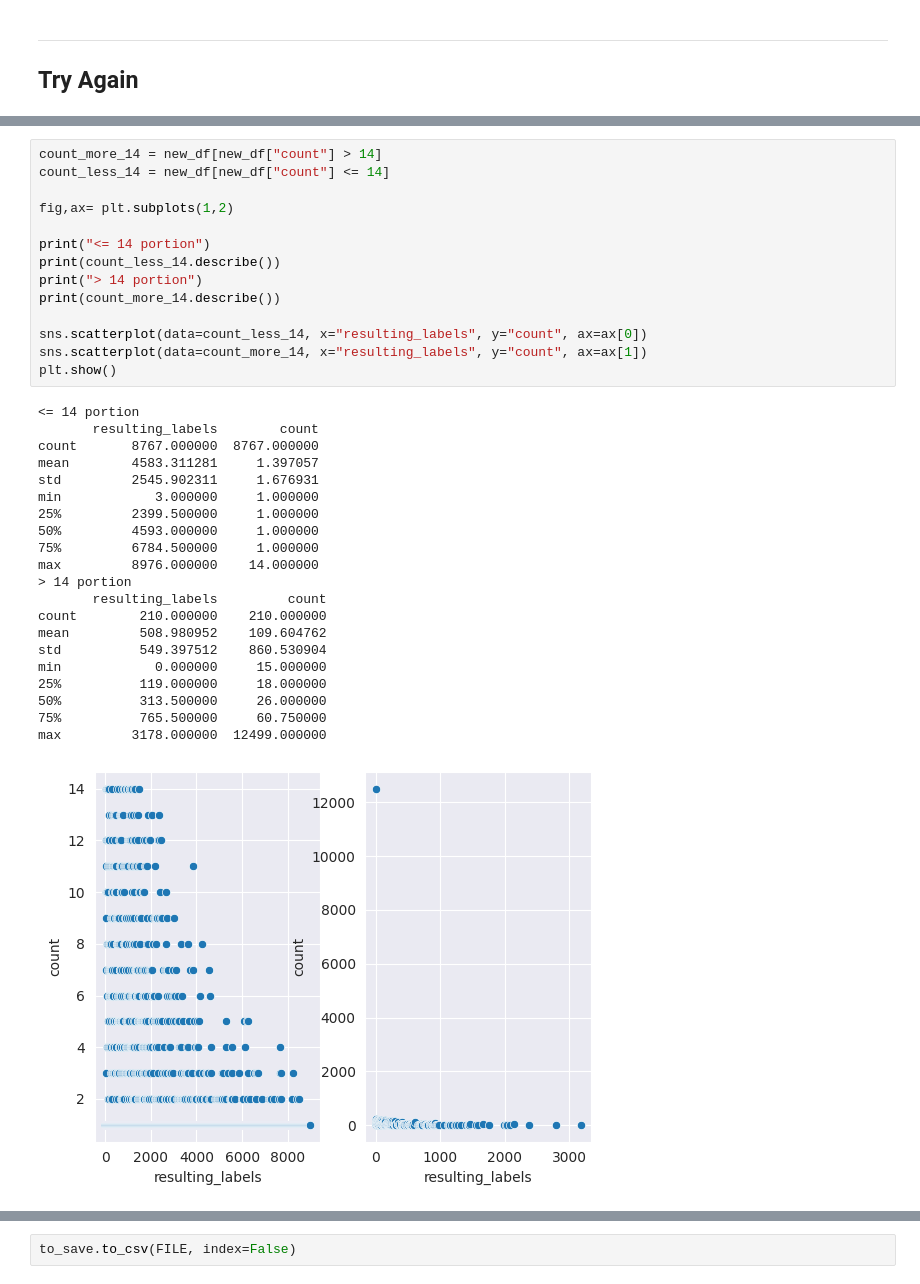
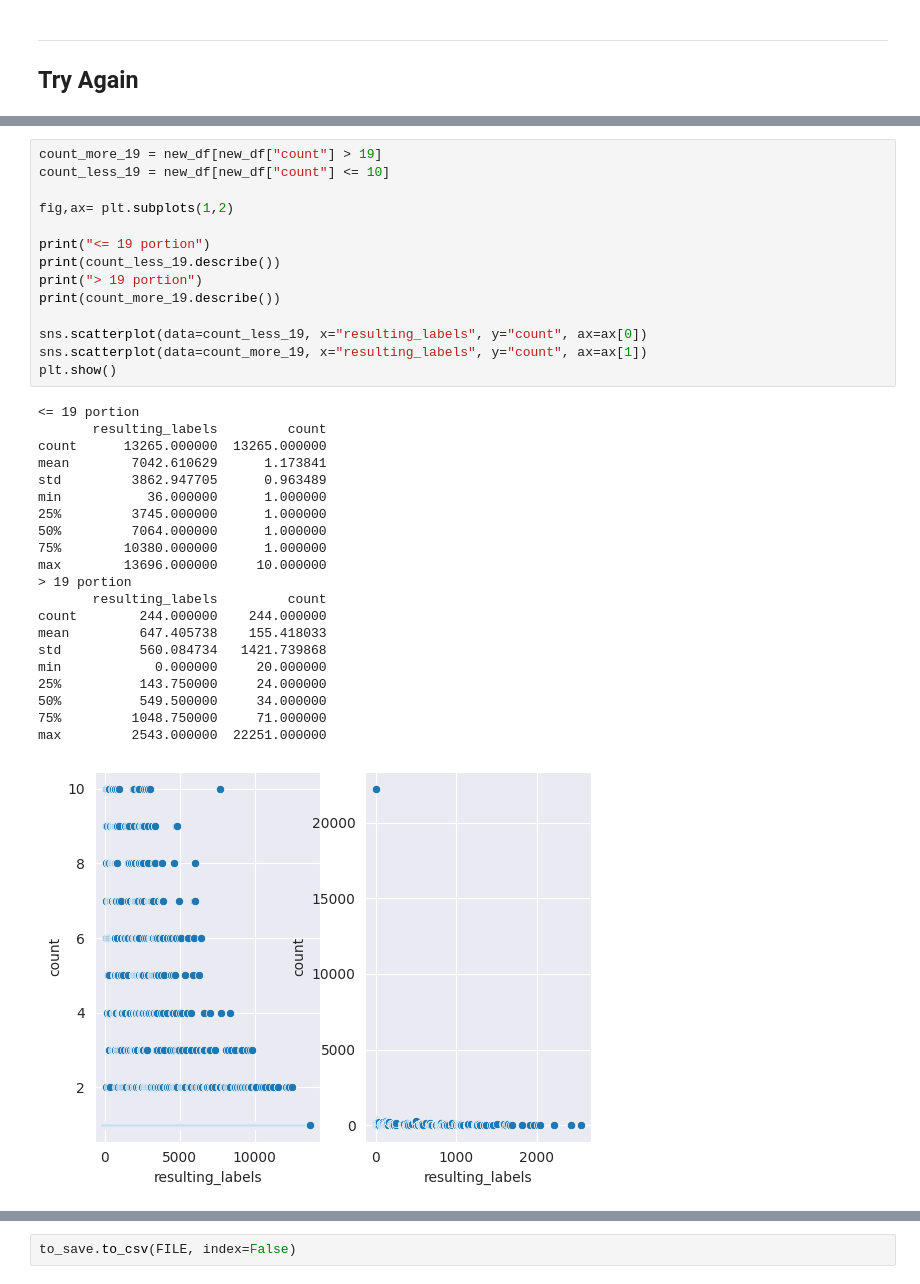
Before and after one commit to Dpbm/qcop, a Jupyter notebook: notebooks/fix-measurements.ipynb, the cells around one changed output, grey strips where cells are left out. Saved outputs shown, nothing was run; the diff lists cells and outputs as text.

```diff
--- a/notebooks/fix-measurements.ipynb
+++ b/notebooks/fix-measurements.ipynb
@@ -392,37 +392,37 @@ no_zero.describe()
 # %%
-count_more_14 = new_df[new_df["count"] > 14]
-count_less_14 = new_df[new_df["count"] <= 14]
+count_more_19 = new_df[new_df["count"] > 19]
+count_less_19 = new_df[new_df["count"] <= 10]
 
 fig,ax= plt.subplots(1,2)
 
-print("<= 14 portion")
-print(count_less_14.describe())
-print("> 14 portion")
-print(count_more_14.describe())
+print("<= 19 portion")
+print(count_less_19.describe())
+print("> 19 portion")
+print(count_more_19.describe())
 
-sns.scatterplot(data=count_less_14, x="resulting_labels", y="count", ax=ax[0])
-sns.scatterplot(data=count_more_14, x="resulting_labels", y="count", ax=ax[1])
+sns.scatterplot(data=count_less_19, x="resulting_labels", y="count", ax=ax[0])
+sns.scatterplot(data=count_more_19, x="resulting_labels", y="count", ax=ax[1])
 plt.show()
 # %% [output]
-<= 14 portion
-       resulting_labels        count
-count       8767.000000  8767.000000
-mean        4583.311281     1.397057
-std         2545.902311     1.676931
-min            3.000000     1.000000
-25%         2399.500000     1.000000
-50%         4593.000000     1.000000
-75%         6784.500000     1.000000
-max         8976.000000    14.000000
-> 14 portion
+<= 19 portion
        resulting_labels         count
-count        210.000000    210.000000
-mean         508.980952    109.604762
-std          549.397512    860.530904
-min            0.000000     15.000000
-25%          119.000000     18.000000
-50%          313.500000     26.000000
-75%          765.500000     60.750000
-max         3178.000000  12499.000000
+count      13265.000000  13265.000000
+mean        7042.610629      1.173841
+std         3862.947705      0.963489
+min           36.000000      1.000000
+25%         3745.000000      1.000000
+50%         7064.000000      1.000000
+75%        10380.000000      1.000000
+max        13696.000000     10.000000
+> 19 portion
+       resulting_labels         count
+count        244.000000    244.000000
+mean         647.405738    155.418033
+std          560.084734   1421.739868
+min            0.000000     20.000000
+25%          143.750000     24.000000
+50%          549.500000     34.000000
+75%         1048.750000     71.000000
+max         2543.000000  22251.000000
-[figure, old version]
+[figure, new version]
 # %%
```
Also changed, not shown: parts of 20 cells of this notebook, 17 other files.
